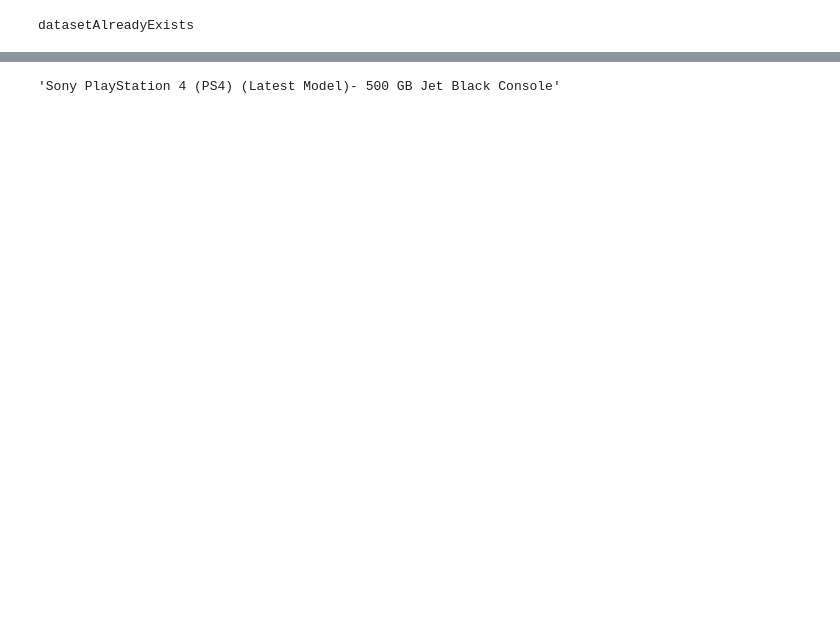
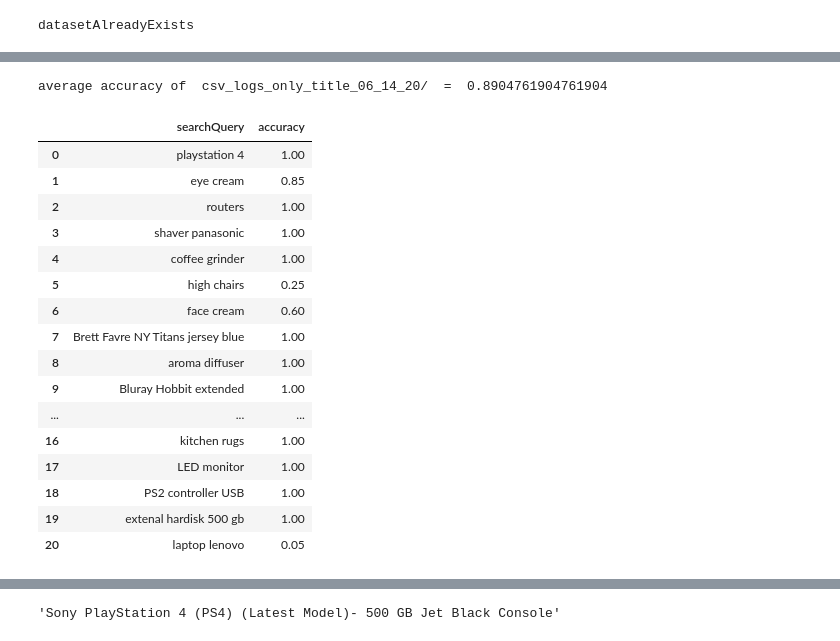
Before and after one commit to sanmesh1/textSimilarityUsingWordMoversDistance, a Jupyter notebook: itemSimilarityWithWMD_WithLosssFunctionV1.ipynb, the cells around one changed output, grey strips where cells are left out. Cells and saved outputs as stored; diff of their text form; code cells hidden in the pictures; blank space fills up the shorter version.

Commit message:
got accuracy function added

```diff
--- a/itemSimilarityWithWMD_WithLosssFunctionV1.ipynb
+++ b/itemSimilarityWithWMD_WithLosssFunctionV1.ipynb
@@ -240,3 +716,60 @@ source_doc_index =  25
 19
 numMatchingCategory =  1
 numNonMatchingCategory =  19
+# %%
+import numpy as np
+import pandas as pd
+import glob
+import ipdb
+def calculate_average_accuracy_from_csv_logs(folder_path_of_csv_logs: str) ->  Tuple[float, pd.core.frame.DataFrame]:
+  #get paths of all the csv files in the folder_path_of_csv_logs directory
+  all_files = glob.glob(folder_path_of_csv_logs + "*.csv")
+
+  #initialize lists to feed into output dataframe later
+  search_query_list = []
+  accuracy_list = []
+
+  #for each file:
+  for filename in all_files:
+    #load the file into pandas
+    df = pd.read_csv(filename)
+     #read the accuracy value, and save it into a pandas dataframe with fields: search query, accuracy
+    accuracy_list.append(df['WMDAccuracy'][0])
+    search_query_list.append(df['targetSearchQuery'][0])
+
+  #calculate average of all the accuracies
+  average_accuracy = sum(accuracy_list)/len(accuracy_list)
+
+  #return dictionary of dataframe, as well as average accuracy
+  search_query_accuracy_dataframe = {
+      'searchQuery': search_query_list,
+      'accuracy': accuracy_list,
+      }
+  output_dataframe = pd.DataFrame(search_query_accuracy_dataframe)
+
+  return average_accuracy, output_dataframe
+#####################
+folder_path_of_csv_logs = 'csv_logs_only_title_06_14_20/'
+# ipdb.set_trace()
+average_accuracy, output_dataframe = calculate_average_accuracy_from_csv_logs(folder_path_of_csv_logs)
+print("average accuracy of ", folder_path_of_csv_logs, " = ", average_accuracy)
+output_dataframe
+# %% [output]
+average accuracy of  csv_logs_only_title_06_14_20/  =  0.8904761904761904
+|  | searchQuery | accuracy |
+| 0 | playstation 4 | 1.00 |
+| 1 | eye cream | 0.85 |
+| 2 | routers | 1.00 |
+| 3 | shaver panasonic | 1.00 |
+| 4 | coffee grinder | 1.00 |
+| 5 | high chairs | 0.25 |
+| 6 | face cream | 0.60 |
+| 7 | Brett Favre NY Titans jersey blue | 1.00 |
+| 8 | aroma diffuser | 1.00 |
+| 9 | Bluray Hobbit extended | 1.00 |
+| ... | ... | ... |
+| 16 | kitchen rugs | 1.00 |
+| 17 | LED monitor | 1.00 |
+| 18 | PS2 controller USB | 1.00 |
+| 19 | extenal hardisk 500 gb | 1.00 |
+| 20 | laptop lenovo | 0.05 |
```
Also changed, not shown: parts of 12 cells of this notebook, 23 other files.
